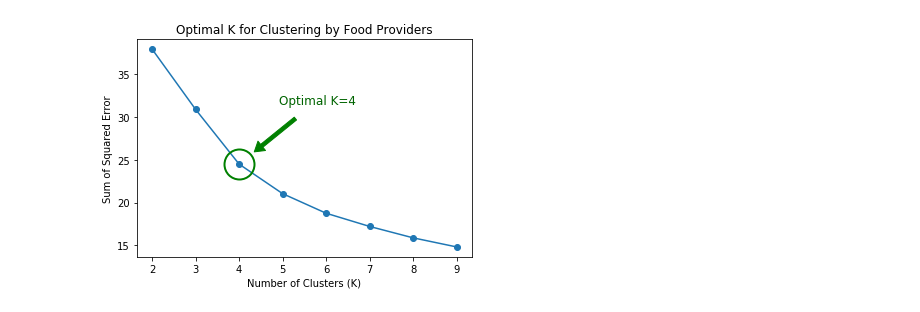
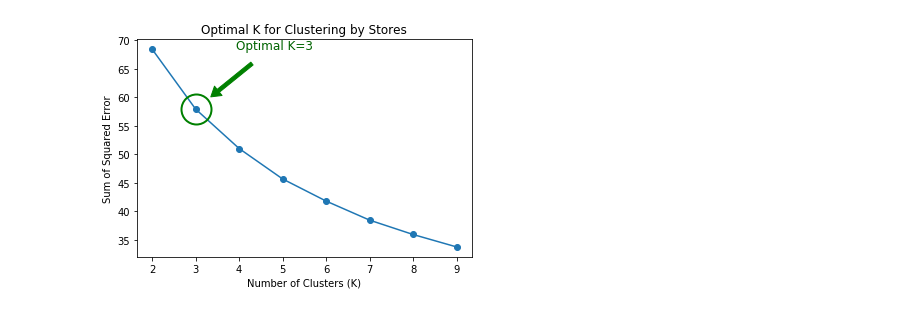
Before and after one commit to PreethiVijai/ML-project, a Jupyter notebook: clustering.ipynb, the cells around one changed output. Drawn from its saved outputs; the diff is of its cells as text; code cells hidden in the pictures.

Commit message:
Finish clustering

```diff
--- a/clustering.ipynb
+++ b/clustering.ipynb
@@ -100,6 +100,8 @@ class Cluster:
         df["Average Population"] = df["Average Population"].round()
         df["Average Bachelor's Degree %"] = df["Average Bachelor's Degree %"].round(1)
 
+        df.index.name = ""
+
         return df.sort_values(by=["Number of Counties"])
 
     def counties_in_cluster(self, cluster):
@@ -163,12 +165,12 @@ Cluster("Clustering by Food Providers", {
 # %%
-Cluster("Clustering by Food Providers", {
+Cluster("Clustering by Stores", {
     "GROCPTH14": "Grocery stores per 1,000 People",
-    # "SUPERCPTH14": "Supercenters per 1,000 People",
-    # "CONVSPTH14": "Convenience stores per 1,000 People",
+    "SUPERCPTH14": "Supercenters per 1,000 People",
+    "CONVSPTH14": "Convenience stores per 1,000 People",
     # "SPECSPTH14": "Specialized food stores per 1,000 People",
     "FFRPTH14": "Fast-food restaurants per 1,000 People",
     "FSRPTH14": "Full-service restaurants per 1,000 People",
-    # "FMRKTPTH16": "Farmers' markets per 1,000 People",
-}, population=5000).clusters
+    "FMRKTPTH16": "Farmers' markets per 1,000 People",
+}, population=0).clusters
 # %% [output]
-[figure, old version]
+[figure, new version]
```
Also changed, not shown: parts of 10 cells of this notebook, 3 other files.
